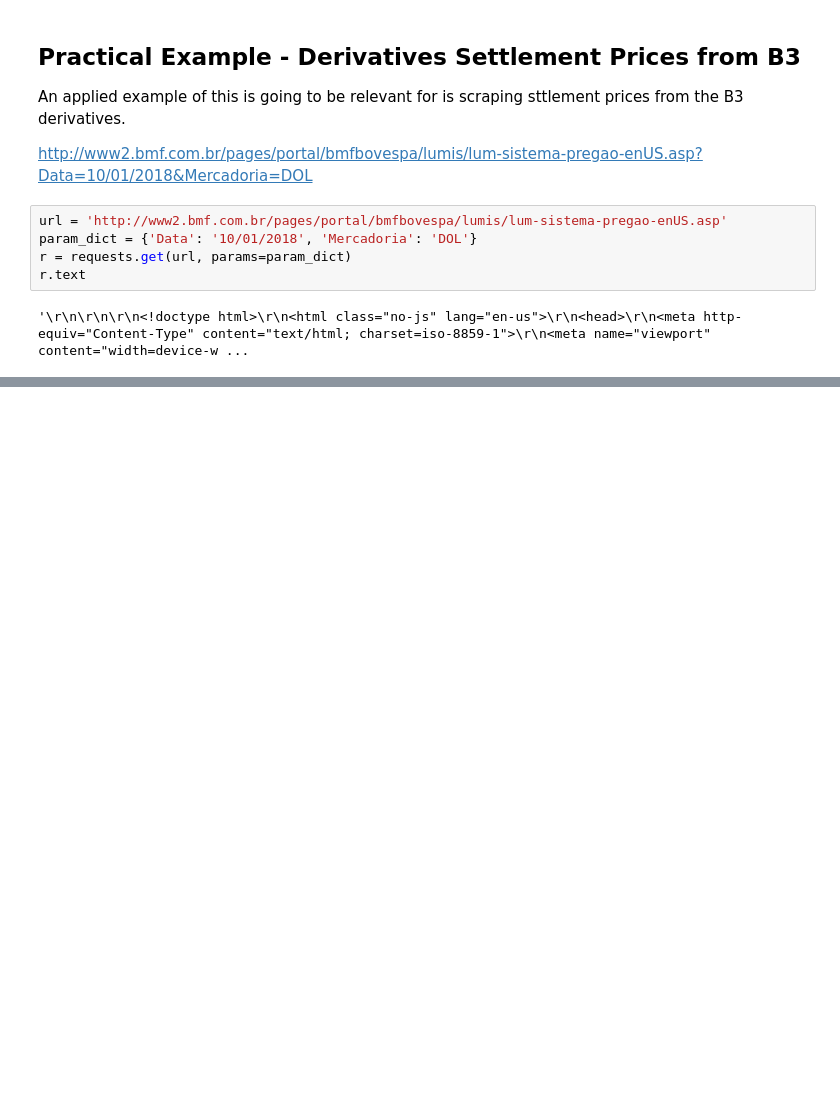
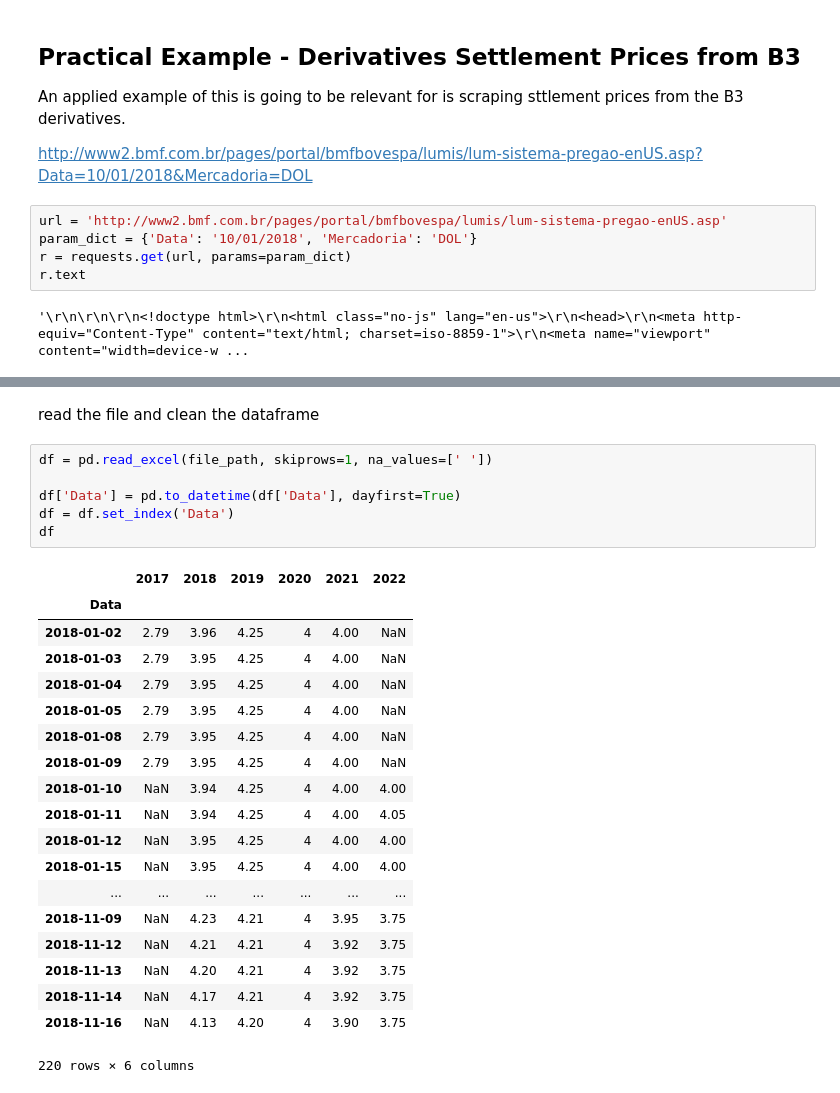
Before and after one commit to Finance-Hub/FinanceHub, a Jupyter notebook: fhnotebooks/Introduction to Python/Section 08 - Webscrapping and Webcrawling.ipynb, the cells around one changed output, grey strips where cells are left out. Drawn from its saved outputs; the diff is of its cells as text; blank space fills up the shorter version.

```diff
--- a/fhnotebooks/Introduction to Python/Section 08 - Webscrapping and Webcrawling.ipynb
+++ b/fhnotebooks/Introduction to Python/Section 08 - Webscrapping and Webcrawling.ipynb
@@ -179,0 +454,28 @@ r.text
+# %% [markdown]
+read the file and clean the dataframe
+# %%
+df = pd.read_excel(file_path, skiprows=1, na_values=[' '])
+
+df['Data'] = pd.to_datetime(df['Data'], dayfirst=True)
+df = df.set_index('Data')
+df
+# %% [output]
+|  | 2017 | 2018 | 2019 | 2020 | 2021 | 2022 |
+| Data |  |  |  |  |  |  |
+| 2018-01-02 | 2.79 | 3.96 | 4.25 | 4 | 4.00 | NaN |
+| 2018-01-03 | 2.79 | 3.95 | 4.25 | 4 | 4.00 | NaN |
+| 2018-01-04 | 2.79 | 3.95 | 4.25 | 4 | 4.00 | NaN |
+| 2018-01-05 | 2.79 | 3.95 | 4.25 | 4 | 4.00 | NaN |
+| 2018-01-08 | 2.79 | 3.95 | 4.25 | 4 | 4.00 | NaN |
+| 2018-01-09 | 2.79 | 3.95 | 4.25 | 4 | 4.00 | NaN |
+| 2018-01-10 | NaN | 3.94 | 4.25 | 4 | 4.00 | 4.00 |
+| 2018-01-11 | NaN | 3.94 | 4.25 | 4 | 4.00 | 4.05 |
+| 2018-01-12 | NaN | 3.95 | 4.25 | 4 | 4.00 | 4.00 |
+| 2018-01-15 | NaN | 3.95 | 4.25 | 4 | 4.00 | 4.00 |
+| ... | ... | ... | ... | ... | ... | ... |
+| 2018-11-09 | NaN | 4.23 | 4.21 | 4 | 3.95 | 3.75 |
+| 2018-11-12 | NaN | 4.21 | 4.21 | 4 | 3.92 | 3.75 |
+| 2018-11-13 | NaN | 4.20 | 4.21 | 4 | 3.92 | 3.75 |
+| 2018-11-14 | NaN | 4.17 | 4.21 | 4 | 3.92 | 3.75 |
+| 2018-11-16 | NaN | 4.13 | 4.20 | 4 | 3.90 | 3.75 |
+220 rows × 6 columns
```
Also changed, not shown: parts of 50 cells of this notebook.
